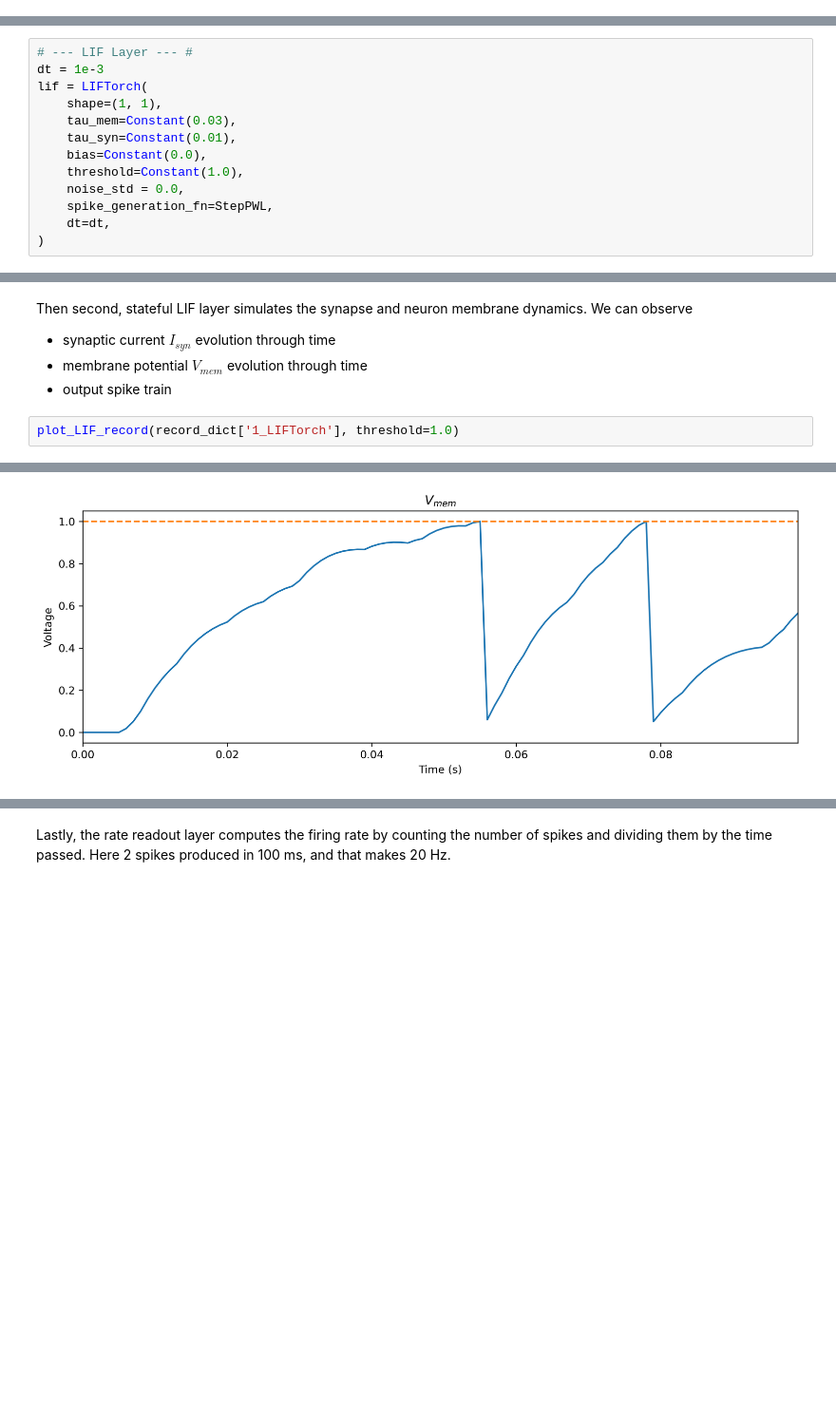
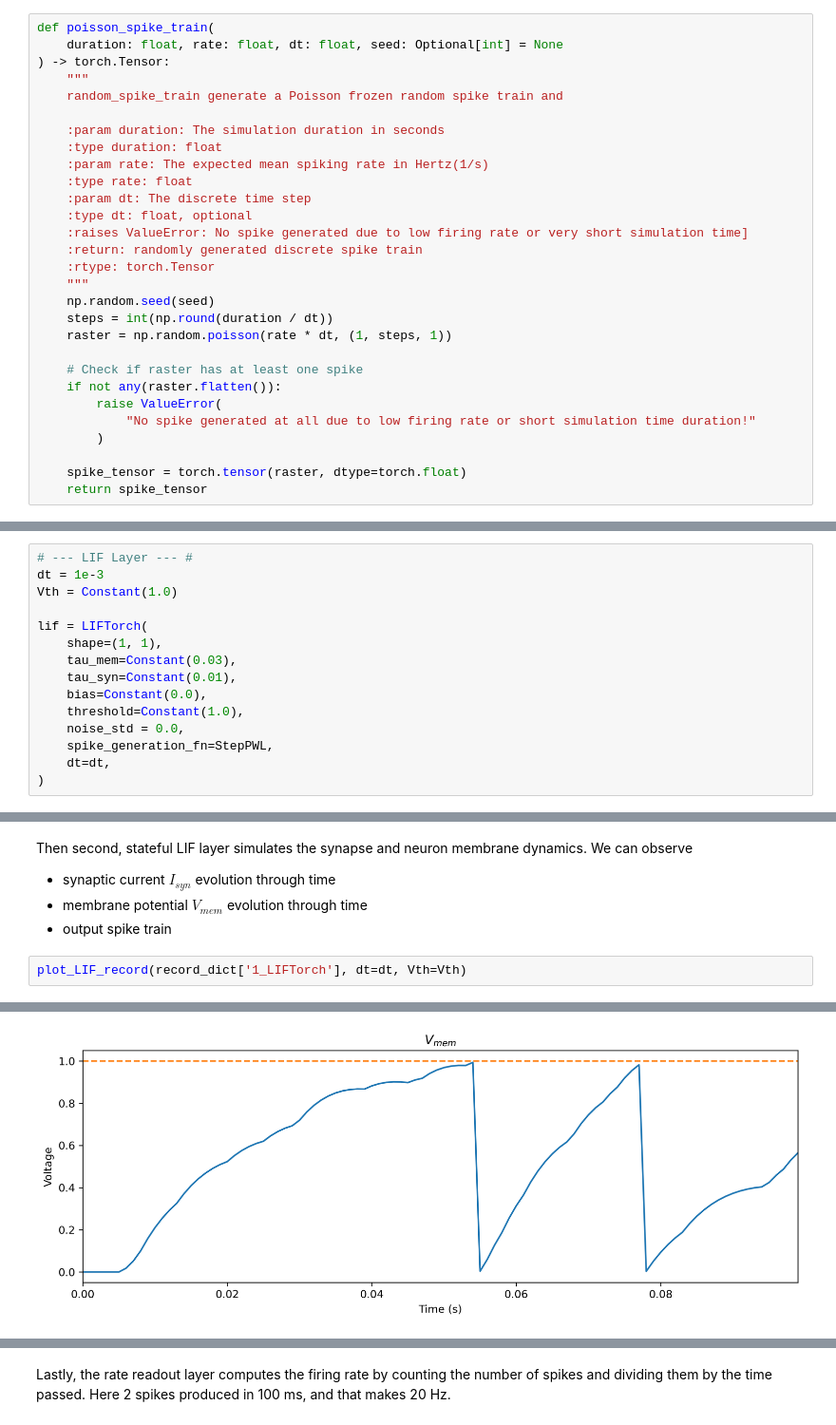
Before and after one commit to synsense/snn-workshop-amld-2022, a Jupyter notebook: 3. Training SNNs from scracth/training_snn_rate.ipynb, the cells around one changed output, grey strips where cells are left out. Shown at 95% size. Saved outputs shown, nothing was run; the diff lists cells and outputs as text; blank space fills up the shorter version.

```diff
--- a/3. Training SNNs from scracth/training_snn_rate.ipynb
+++ b/3. Training SNNs from scracth/training_snn_rate.ipynb
@@ -52,4 +50,33 @@ Could not import package: No module named 'iaf_nest'
 # %% [markdown]
 ### Data Generation
+# %%
+def poisson_spike_train(
+    duration: float, rate: float, dt: float, seed: Optional[int] = None
+) -> torch.Tensor:
+    """
+    random_spike_train generate a Poisson frozen random spike train and
+
+    :param duration: The simulation duration in seconds
+    :type duration: float
+    :param rate: The expected mean spiking rate in Hertz(1/s)
+    :type rate: float
+    :param dt: The discrete time step
+    :type dt: float, optional
+    :raises ValueError: No spike generated due to low firing rate or very short simulation time]
+    :return: randomly generated discrete spike train
+    :rtype: torch.Tensor
+    """
+    np.random.seed(seed)
+    steps = int(np.round(duration / dt))
+    raster = np.random.poisson(rate * dt, (1, steps, 1))
+
+    # Check if raster has at least one spike
+    if not any(raster.flatten()):
+        raise ValueError(
+            "No spike generated at all due to low firing rate or short simulation time duration!"
+        )
+
+    spike_tensor = torch.tensor(raster, dtype=torch.float)
+    return spike_tensor
 # %% [markdown]
 ### Plotting
@@ -123,6 +285,8 @@ Neurons therefore share a common resting potential of $0$, have individual firin
 # %%
 # --- LIF Layer --- #
 dt = 1e-3
+Vth = Constant(1.0)
+
 lif = LIFTorch(
     shape=(1, 1),
     tau_mem=Constant(0.03),
@@ -194,10 +358,10 @@ Then second, stateful LIF layer simulates the synapse and neuron membrane dynami
 * membrane potential $V_{mem}$ evolution through time
 * output spike train
 # %%
-plot_LIF_record(record_dict['1_LIFTorch'], threshold=1.0)
+plot_LIF_record(record_dict['1_LIFTorch'], dt=dt, Vth=Vth)
 # %% [output]
 [figure]
-[figure, old version]
+[figure, new version]
 [figure]
 # %% [markdown]
 Lastly, the rate readout layer computes the firing rate by counting the number of spikes and dividing them by the time passed. Here 2 spikes produced in 100 ms, and that makes 20 Hz.
```
Also changed, not shown: parts of 8 cells of this notebook.
